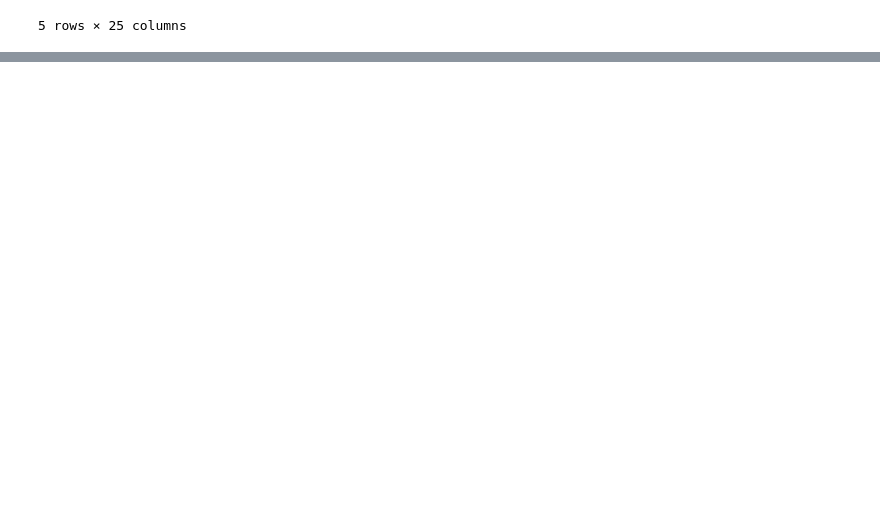
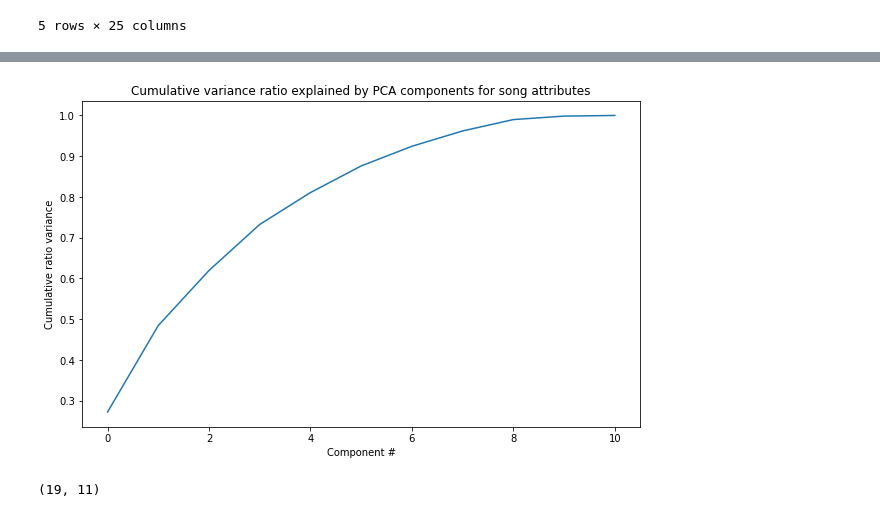
Before and after one commit to JelicaB/BillboardSongAnalysis, a Jupyter notebook: notebooks/3.0-JB-Exploratory-Data-Analysis.ipynb, the cells around one changed output, grey strips where cells are left out. Drawn from its saved outputs; the diff is of its cells as text; code cells hidden in the pictures; blank space fills up the shorter version.

```diff
--- a/notebooks/3.0-JB-Exploratory-Data-Analysis.ipynb
+++ b/notebooks/3.0-JB-Exploratory-Data-Analysis.ipynb
@@ -433,0 +136,5 @@ plt.show()
+# %%
+peak_pos = songs.drop(columns=['Rank','LastPos','Match_Ratio']).groupby(pd.cut(songs["PeakPos"], \
+                                                    np.arange(0, 100, 5))).mean()
+
+#peak_pos
@@ -433,0 +145,9 @@ plt.show()
+# %%
+peak_pos_scale = peak_pos.drop(columns=['PeakPos','Weeks'])
+peak_pos_scale_index = peak_pos_scale.index
+peak_pos_scale_columns = peak_pos_scale.columns
+# %%
+peak_pos_scale = scale(peak_pos_scale)
+
+peak_pos_scaled_df = pd.DataFrame(peak_pos_scale, columns=peak_pos_scale_columns)
+peak_pos_scaled_df.head()
@@ -433,0 +161,15 @@ plt.show()
+# %%
+peak_pos_pca = PCA().fit(peak_pos_scale)
+# %%
+plt.subplots(figsize=(10, 6))
+plt.plot(peak_pos_pca.explained_variance_ratio_.cumsum())
+plt.xlabel('Component #')
+plt.ylabel('Cumulative ratio variance')
+plt.title('Cumulative variance ratio explained by PCA components for song attributes');
+# %% [output]
+[figure, added]
+# %%
+peak_pos_pca_x = peak_pos_pca.transform(peak_pos_scale)
+peak_pos_pca_x.shape
+# %% [output]
+(19, 11)
```
Also changed, not shown: parts of 82 cells of this notebook.
